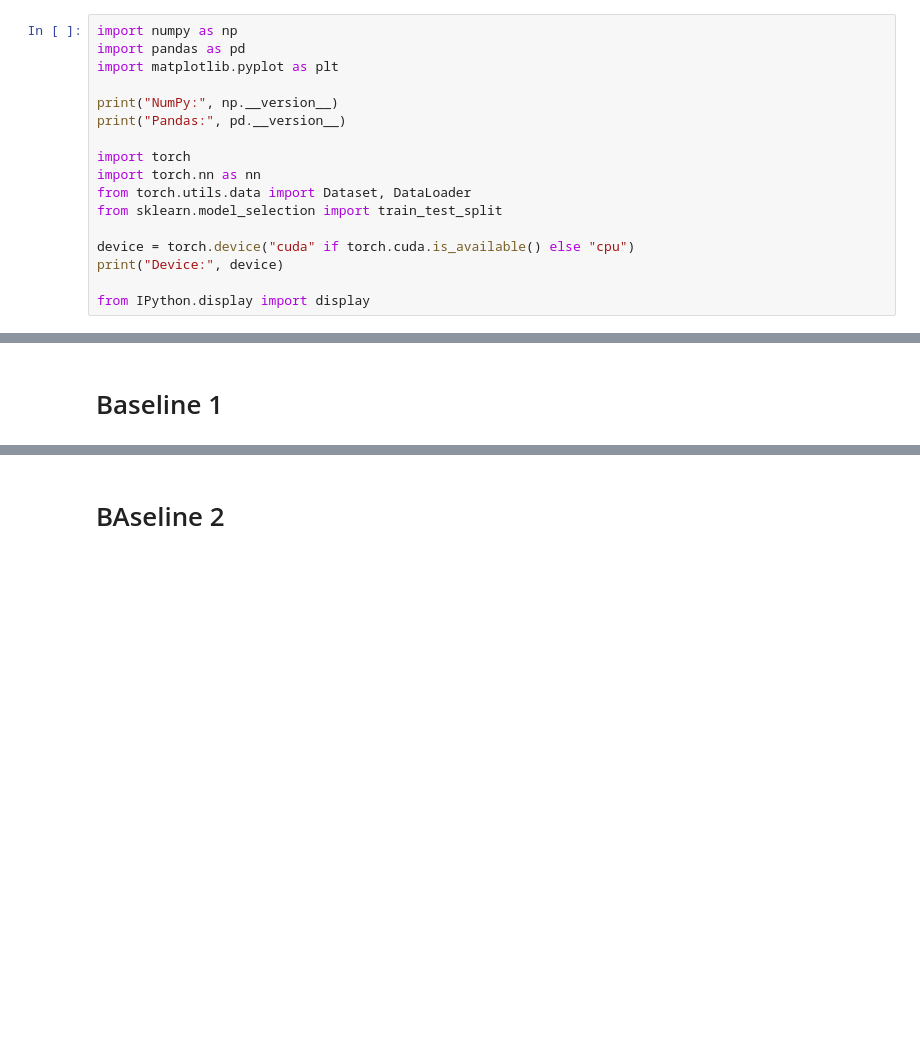
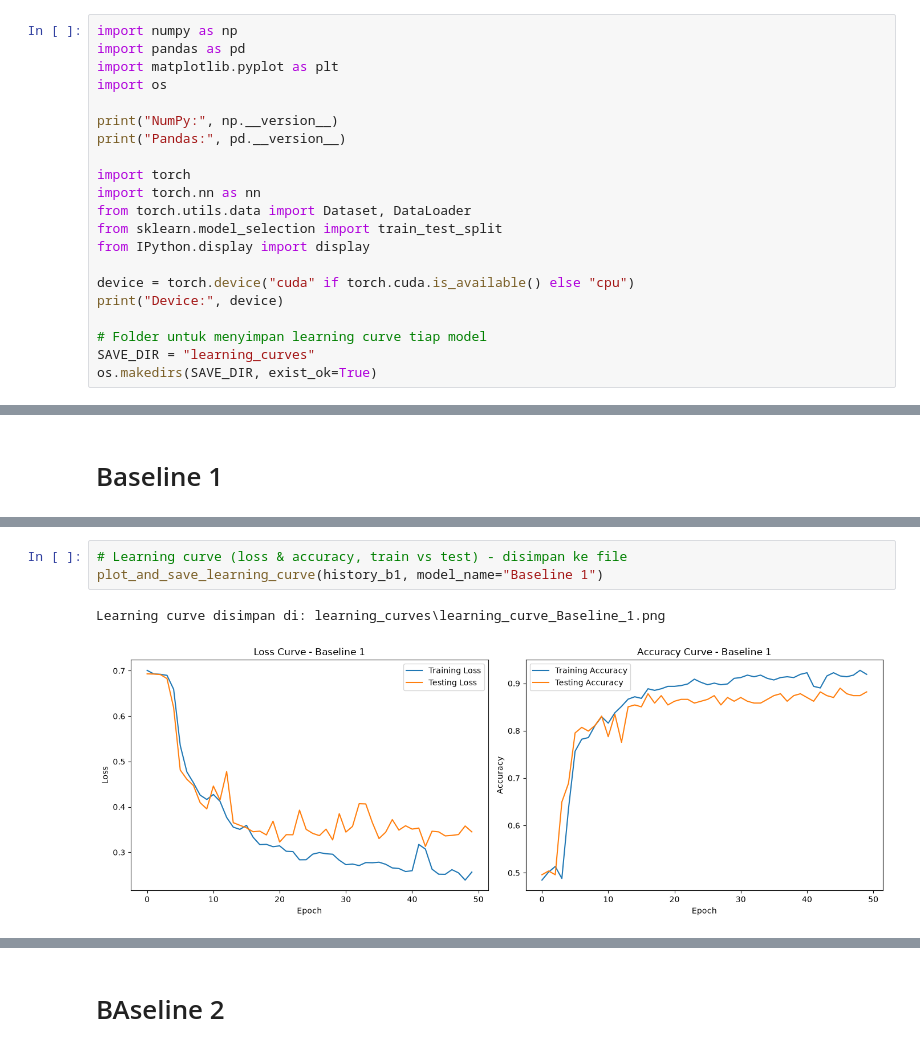
Before and after one commit to EmirAtthariq/Smiles2Vec_LSTM, a Jupyter notebook: smiles2vec_LSTM.ipynb, the cells around one changed output, grey strips where cells are left out. Saved outputs shown, nothing was run; the diff lists cells and outputs as text; blank space fills up the shorter version.

```diff
--- a/smiles2vec_LSTM.ipynb
+++ b/smiles2vec_LSTM.ipynb
@@ -4,6 +4,7 @@
 import numpy as np
 import pandas as pd
 import matplotlib.pyplot as plt
+import os
 
 print("NumPy:", np.__version__)
 print("Pandas:", pd.__version__)
@@ -12,11 +13,14 @@ import torch
 import torch.nn as nn
 from torch.utils.data import Dataset, DataLoader
 from sklearn.model_selection import train_test_split
+from IPython.display import display
 
 device = torch.device("cuda" if torch.cuda.is_available() else "cpu")
 print("Device:", device)
 
-from IPython.display import display
+# Folder untuk menyimpan learning curve tiap model
+SAVE_DIR = "learning_curves"
+os.makedirs(SAVE_DIR, exist_ok=True)
 # %% [output]
 NumPy: 2.5.1
 Pandas: 3.0.5
@@ -330,0 +401,6 @@ Epoch 50/50 - loss: 0.2072 - acc: 0.9307 - val_loss: 0.3272 - val_acc: 0.8780
+# %%
+# Learning curve (loss & accuracy, train vs test) - disimpan ke file
+plot_and_save_learning_curve(history_b1, model_name="Baseline 1")
+# %% [output]
+Learning curve disimpan di: learning_curves\learning_curve_Baseline_1.png
+[figure, added]
```
Also changed, not shown: parts of 20 cells of this notebook, 3 other files.
